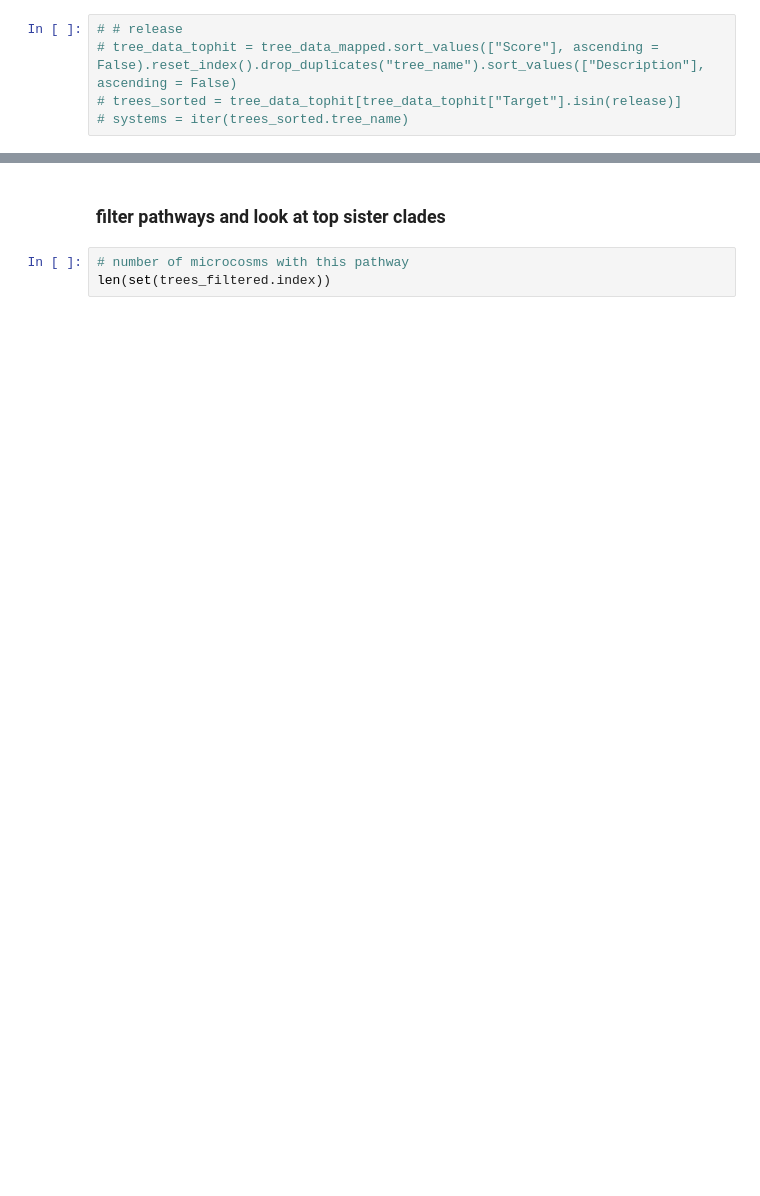
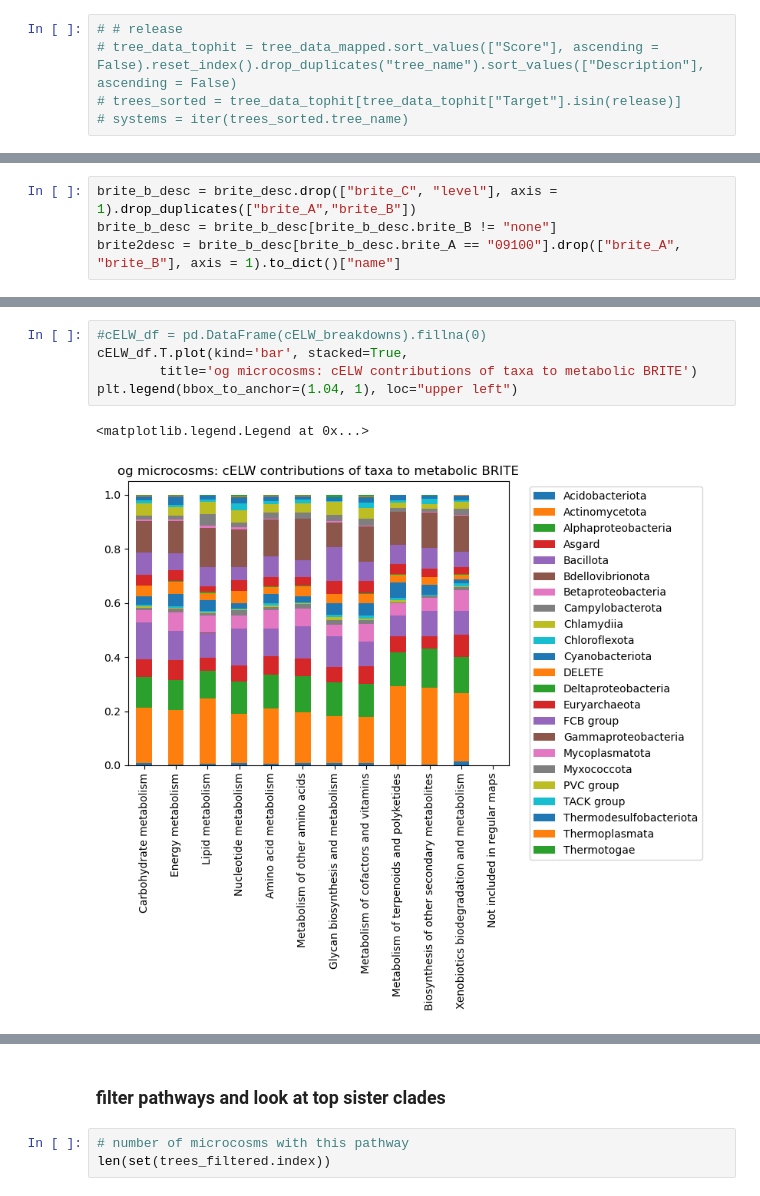
Before and after one commit to VictorTobiasson/eukgen, a Jupyter notebook: microcosm/06.analyze_microcosm.ipynb, the cells around one changed output, grey strips where cells are left out. Saved outputs shown, nothing was run; the diff lists cells and outputs as text; blank space fills up the shorter version.

```diff
--- a/microcosm/06.analyze_microcosm.ipynb
+++ b/microcosm/06.analyze_microcosm.ipynb
@@ -232,0 +431,4 @@ False
+# %%
+brite_b_desc = brite_desc.drop(["brite_C", "level"], axis = 1).drop_duplicates(["brite_A","brite_B"])
+brite_b_desc = brite_b_desc[brite_b_desc.brite_B != "none"]
+brite2desc = brite_b_desc[brite_b_desc.brite_A == "09100"].drop(["brite_A", "brite_B"], axis = 1).to_dict()["name"]
@@ -232,0 +620,8 @@ False
+# %%
+#cELW_df = pd.DataFrame(cELW_breakdowns).fillna(0)
+cELW_df.T.plot(kind='bar', stacked=True,
+        title='og microcosms: cELW contributions of taxa to metabolic BRITE')
+plt.legend(bbox_to_anchor=(1.04, 1), loc="upper left")
+# %% [output]
+<matplotlib.legend.Legend at 0x...>
+[figure, added]
```
Also changed, not shown: parts of 93 cells of this notebook, 9 other files.
